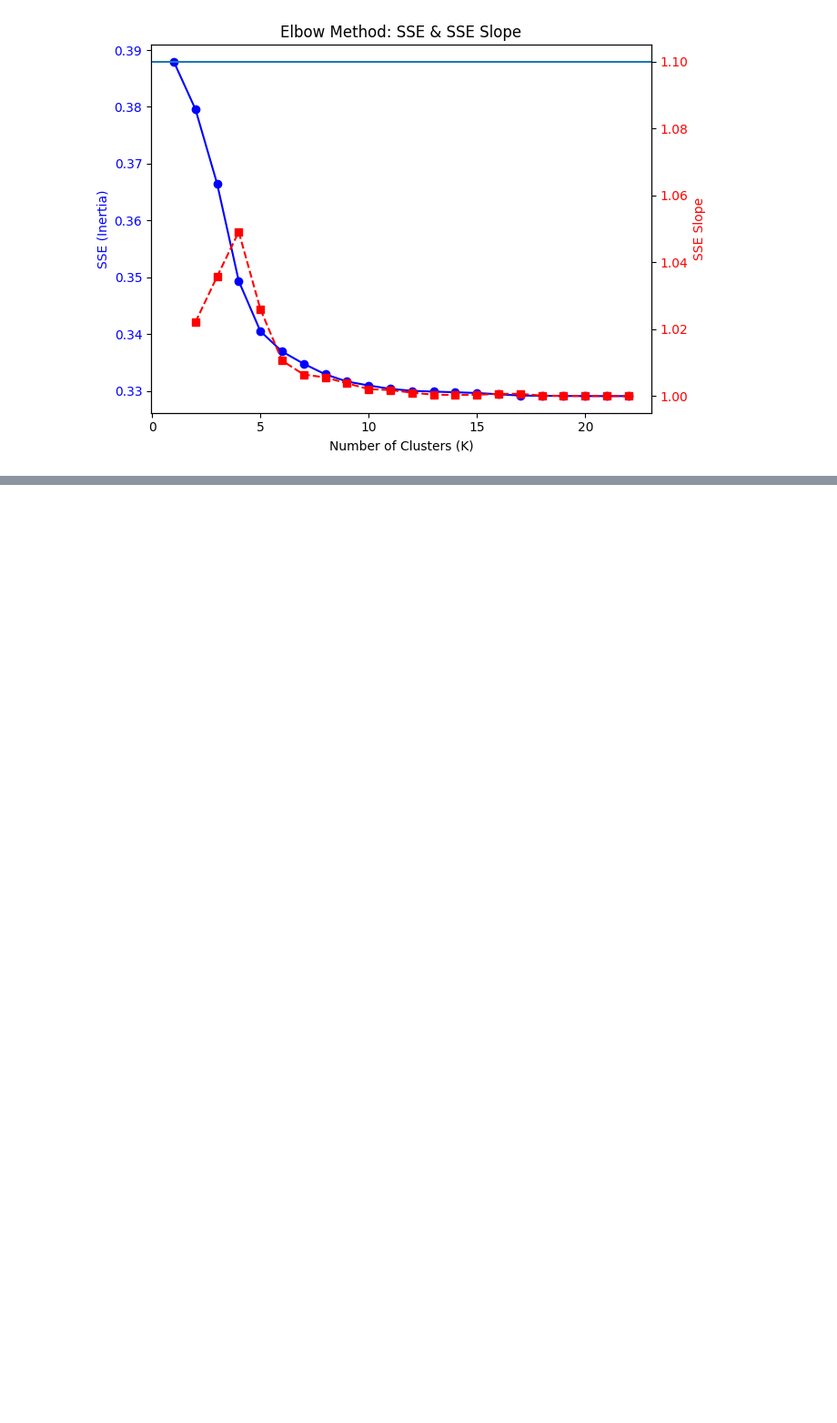
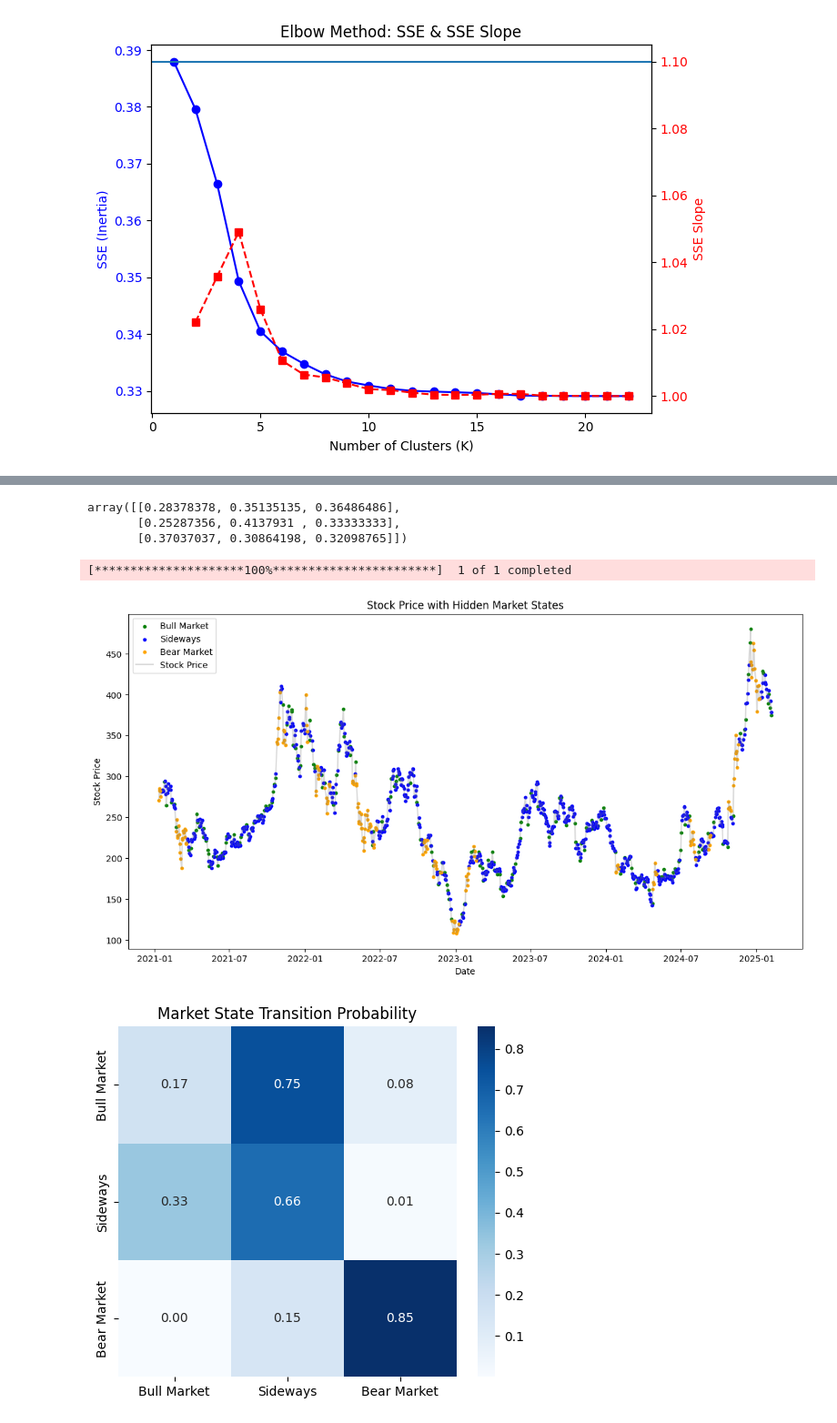
Before and after one commit to tsungyou/2025, a Jupyter notebook: strategy/already_done/tw_etf_calssification.ipynb, the cells around one changed output, grey strips where cells are left out. Shown at 91% size. Cells and saved outputs as stored; diff of their text form; code cells hidden in the pictures; blank space fills up the shorter version.

```diff
--- a/strategy/already_done/tw_etf_calssification.ipynb
+++ b/strategy/already_done/tw_etf_calssification.ipynb
@@ -186,0 +214,70 @@ plt.show()
+# %%
+mean_matrix = np.mean(transition, axis=1).reshape(-1, 1)
+
+k = (transition / mean_matrix)/ 3
+k
+# %% [output]
+array([[0.28378378, 0.35135135, 0.36486486],
+       [0.25287356, 0.4137931 , 0.33333333],
+       [0.37037037, 0.30864198, 0.32098765]])
+# %%
+import numpy as np
+import pandas as pd
+from hmmlearn.hmm import GaussianHMM
+
+# 讀取股價數據
+df = yf.download("TSLA", start='2021-01-01')  # 假設數據包含.index和 'Close' 欄位
+df["return"] = df["Close"].pct_change()  # 計算日收益率
+df.dropna(inplace=True)
+
+# 建立 HMM 模型
+model = GaussianHMM(n_components=3, covariance_type="full", n_iter=100, random_state=42)
+
+# 訓練模型
+returns = df["return"].values.reshape(-1, 1)
+df["volatility"] = df["return"].rolling(window=5).std()  # 5 日波動率
+df["volume_change"] = df["Volume"].pct_change()  # 成交量變化
+df.dropna(inplace=True)
+
+# HMM 模型輸入特徵
+features = df[["return", "volatility", "volume_change"]].values
+
+# 設定 4 個市場狀態 (n_components=4)
+model = GaussianHMM(n_components=3, covariance_type="full", n_iter=200, random_state=42)
+model.fit(features)
+
+# 預測市場狀態
+hidden_states = model.predict(features)
+df["state"] = hidden_states
+
+# 轉移機率矩陣
+transition_matrix = model.transmat_
+
+# 繪製股價與隱藏狀態
+plt.figure(figsize=(14, 7))
+colors = ["green", "blue", "orange", "red"]  # 牛市、震盪上行、震盪下行、熊市
+labels = ["Bull Market", "Sideways", "Bear Market"]
+
+for i in range(3):
+    state_data = df[df["state"] == i]
+    plt.scatter(state_data.index, state_data["Close"], color=colors[i], label=labels[i], s=10)
+
+plt.plot(df.index, df["Close"], color="gray", alpha=0.3, label="Stock Price")
+plt.legend()
+plt.xlabel("Date")
+plt.ylabel("Stock Price")
+plt.title("Stock Price with Hidden Market States")
+plt.show()
+
+# 繪製轉移機率矩陣
+import seaborn as sns
+
+plt.figure(figsize=(6, 5))
+sns.heatmap(transition_matrix, annot=True, fmt=".2f", cmap="Blues",
+            xticklabels=labels, yticklabels=labels)
+plt.title("Market State Transition Probability")
+plt.show()
+# %% [output]
+[*********************100%***********************]  1 of 1 completed
+[figure, added]
+[figure, added]
```
Also changed, not shown: parts of 3 cells of this notebook, 11 other files.
